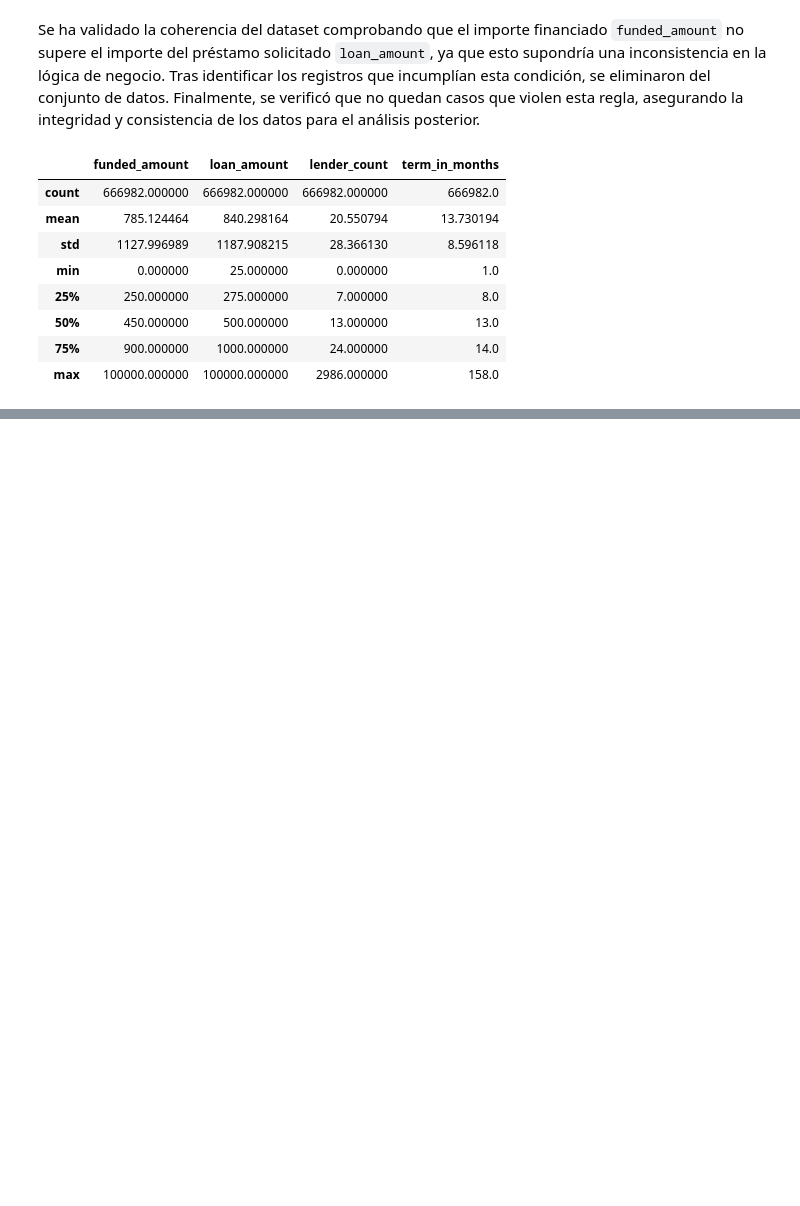
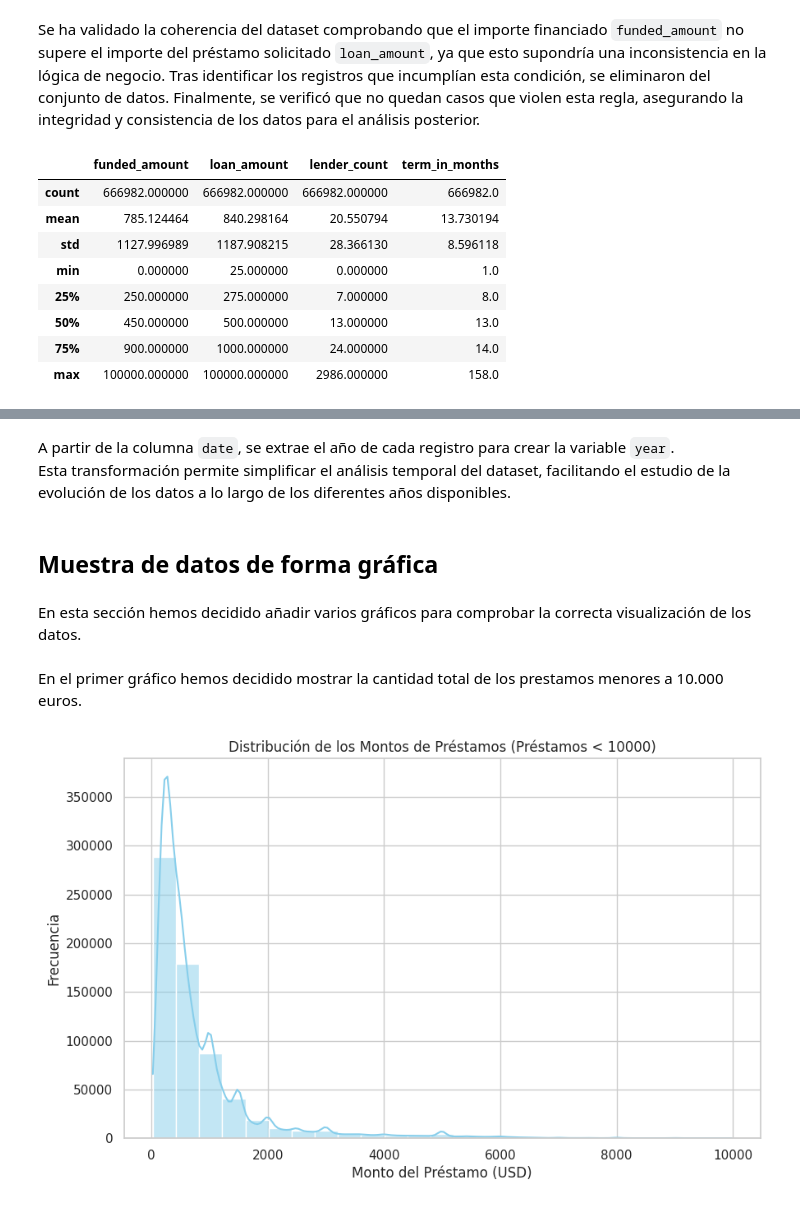
Before and after one commit to Bootcamp-DA-P2/proyecto2-procesamiento-y-limpieza-de-datos-python, a Jupyter notebook: data_cleaning_kiva.ipynb, the cells around one changed output, grey strips where cells are left out. Saved outputs shown, nothing was run; the diff lists cells and outputs as text; code cells hidden in the pictures; blank space fills up the shorter version.

```diff
--- a/data_cleaning_kiva.ipynb
+++ b/data_cleaning_kiva.ipynb
@@ -941,0 +953,12 @@ Dado que estos valores representan casos reales dentro del dominio del problema,
+# %%
+def classify_gender(value):
+    if pd.isna(value):
+        return None
+    genders = [g.strip() for g in value.split(',')] # Separar los géneros por coma
+    unique = set(genders)                           # Eliminar duplicados
+    if unique == {'female'}:
+        return 'Female'
+    elif unique == {'male'}:
+        return 'Male'
+    else:
+        return 'Mixto'                              # Mezcla de female y male
@@ -941,0 +967,2 @@ Dado que estos valores representan casos reales dentro del dominio del problema,
+# %%
+df_kiva['gender_group'] = df_kiva['borrower_genders'].apply(classify_gender)
@@ -941,0 +1020,2 @@ Dado que estos valores representan casos reales dentro del dominio del problema,
+# %%
+df_kiva['year'] = df_kiva['date'].dt.year
@@ -941,0 +1049,28 @@ Dado que estos valores representan casos reales dentro del dominio del problema,
+# %% [markdown]
+A partir de la columna `date`, se extrae el año de cada registro para crear la variable `year`.
+Esta transformación permite simplificar el análisis temporal del dataset, facilitando el estudio de la evolución de los datos a lo largo de los diferentes años disponibles.
+# %% [markdown]
+## Muestra de datos de forma gráfica
+# %% [markdown]
+En esta sección hemos decidido añadir varios gráficos para comprobar la correcta visualización de los datos.
+# %% [markdown]
+En el primer gráfico hemos decidido mostrar la cantidad total de los prestamos menores a 10.000 euros.
+# %%
+# Esto configura el estilo visual de los gráficos
+sns.set_theme(style="whitegrid")
+# %%
+#Tamaño del gráfico
+plt.figure(figsize=(10, 6))
+# Filtramos valores extremos para que el gráfico se vea bien (ej. menores a 10000)
+#bins son la cantidad de columnas que quieres de datos
+sns.histplot(df_kiva[df_kiva['loan_amount'] < 10000]['loan_amount'], bins=25, kde=True, color='skyblue')
+
+#Titulo del grafico
+plt.title('Distribución de los Montos de Préstamos (Préstamos < 10000)')
+#Titulos de los ejes
+plt.xlabel('Monto del Préstamo (USD)')
+plt.ylabel('Frecuencia')
+#mostrar el gráfico
+plt.show()
+# %% [output]
+[figure, added]
```
Also changed, not shown: parts of 47 cells of this notebook.
